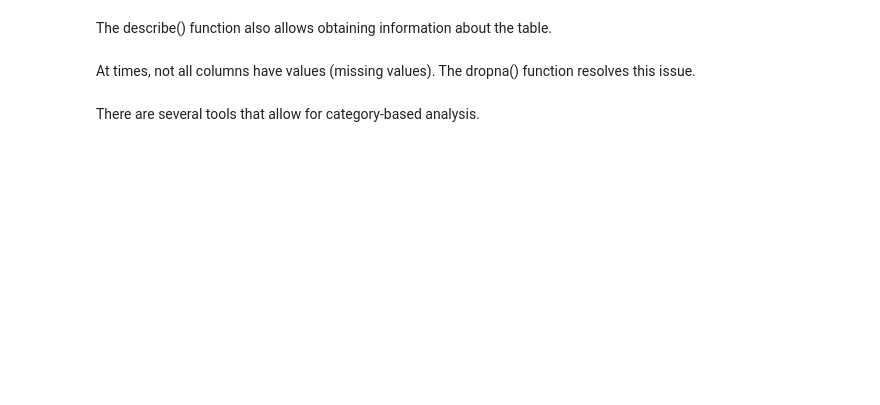
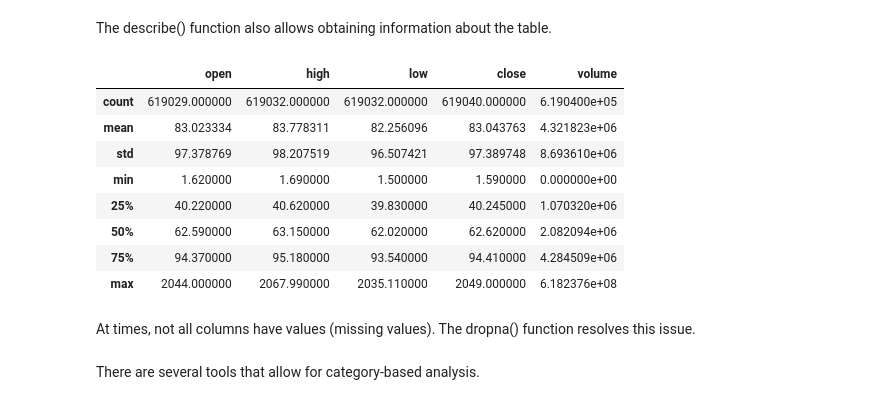
Before and after one commit to DARR97/Workshop_5_6, a Jupyter notebook: workshop.ipynb, the cells around one changed output. Saved outputs shown, nothing was run; the diff lists cells and outputs as text; code cells hidden in the pictures; blank space fills up the shorter version.

```diff
--- a/workshop.ipynb
+++ b/workshop.ipynb
@@ -106,7 +140,17 @@ opened_data.info()
 # %% [markdown]
 The describe() function also allows obtaining information about the table.
 # %%
-opened_data.descrive()
+opened_data.describe()
+# %% [output]
+|  | open | high | low | close | volume |
+| count | 619029.000000 | 619032.000000 | 619032.000000 | 619040.000000 | 6.190400e+05 |
+| mean | 83.023334 | 83.778311 | 82.256096 | 83.043763 | 4.321823e+06 |
+| std | 97.378769 | 98.207519 | 96.507421 | 97.389748 | 8.693610e+06 |
+| min | 1.620000 | 1.690000 | 1.500000 | 1.590000 | 0.000000e+00 |
+| 25% | 40.220000 | 40.620000 | 39.830000 | 40.245000 | 1.070320e+06 |
+| 50% | 62.590000 | 63.150000 | 62.020000 | 62.620000 | 2.082094e+06 |
+| 75% | 94.370000 | 95.180000 | 93.540000 | 94.410000 | 4.284509e+06 |
+| max | 2044.000000 | 2067.990000 | 2035.110000 | 2049.000000 | 6.182376e+08 |
 # %% [markdown]
 At times, not all columns have values (missing values). The dropna() function resolves this issue.
 # %%
```
Also changed, not shown: parts of 37 cells of this notebook.
